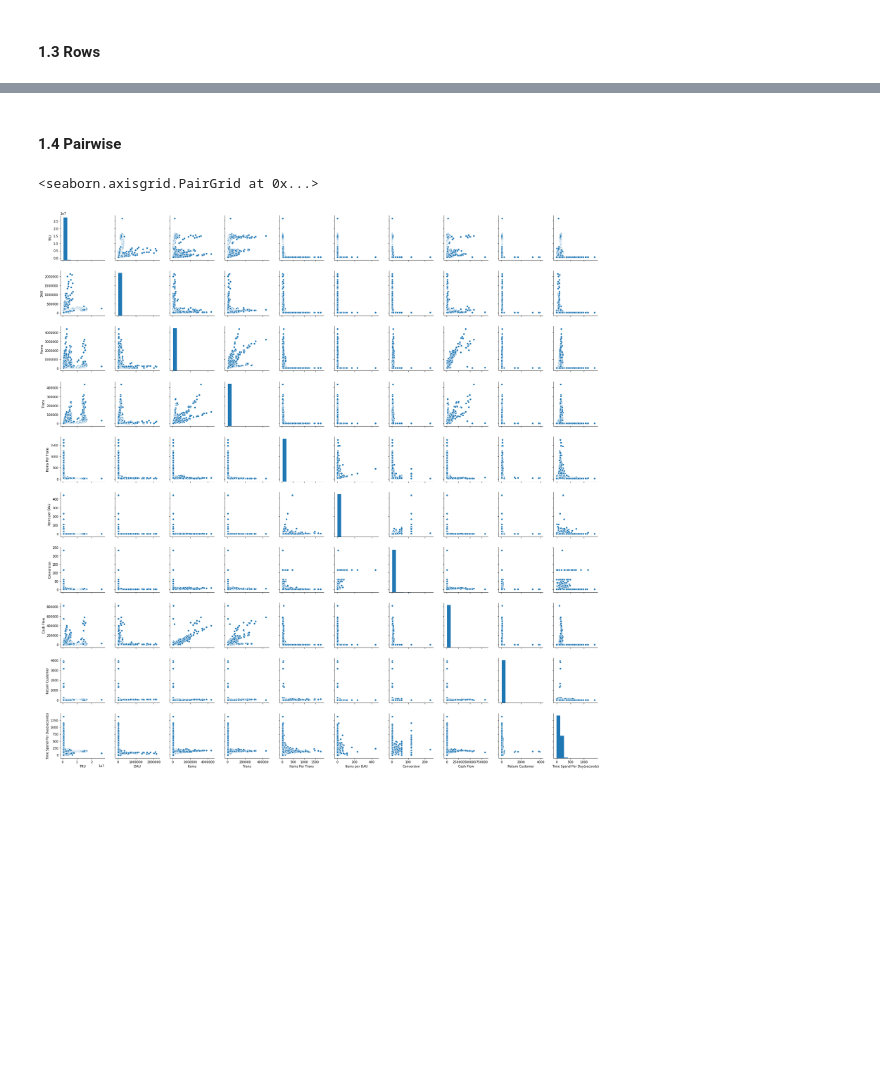
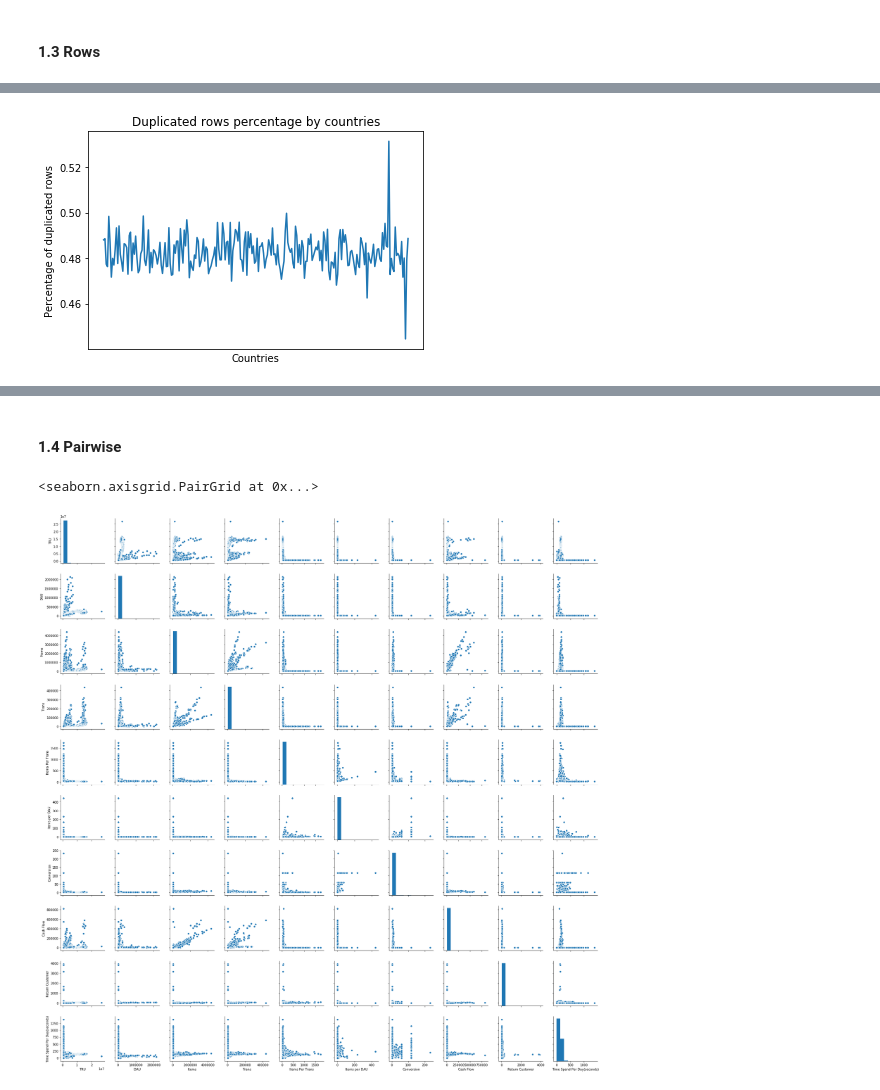
Before and after one commit to KarvieX/Game_Analysis, a Jupyter notebook: TencentNA.ipynb, the cells around one changed output, grey strips where cells are left out. Drawn from its saved outputs; the diff is of its cells as text; code cells hidden in the pictures; blank space fills up the shorter version.

```diff
--- a/TencentNA.ipynb
+++ b/TencentNA.ipynb
@@ -147,0 +171,12 @@ game.describe()
+# %%
+# check percentage of duplication by countries
+dup1 = game1.groupby('Country').sum().duplicate
+count1 = game1.groupby('Country').count().duplicate
+plt.plot(dup1.index, dup1.values/count1.values)
+plt.title('Duplicated rows percentage by countries')
+plt.xlabel('Countries')
+plt.ylabel('Percentage of duplicated rows')
+plt.tick_params(axis='x',labelbottom=False,bottom=False)
+plt.show()
+# %% [output]
+[figure, added]
```
Also changed, not shown: parts of 27 cells of this notebook.
